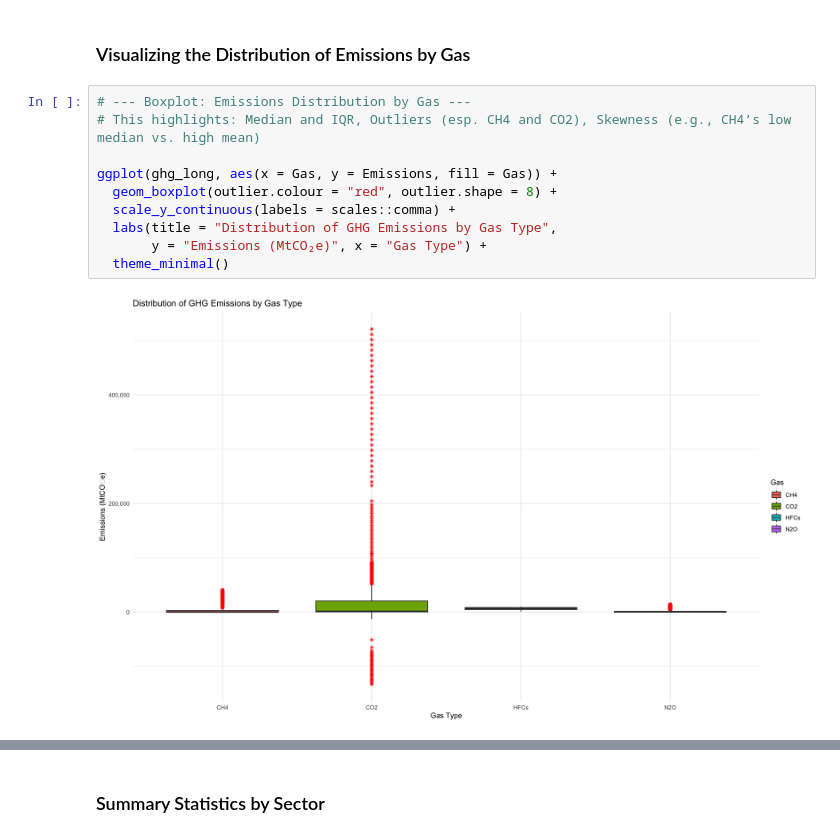
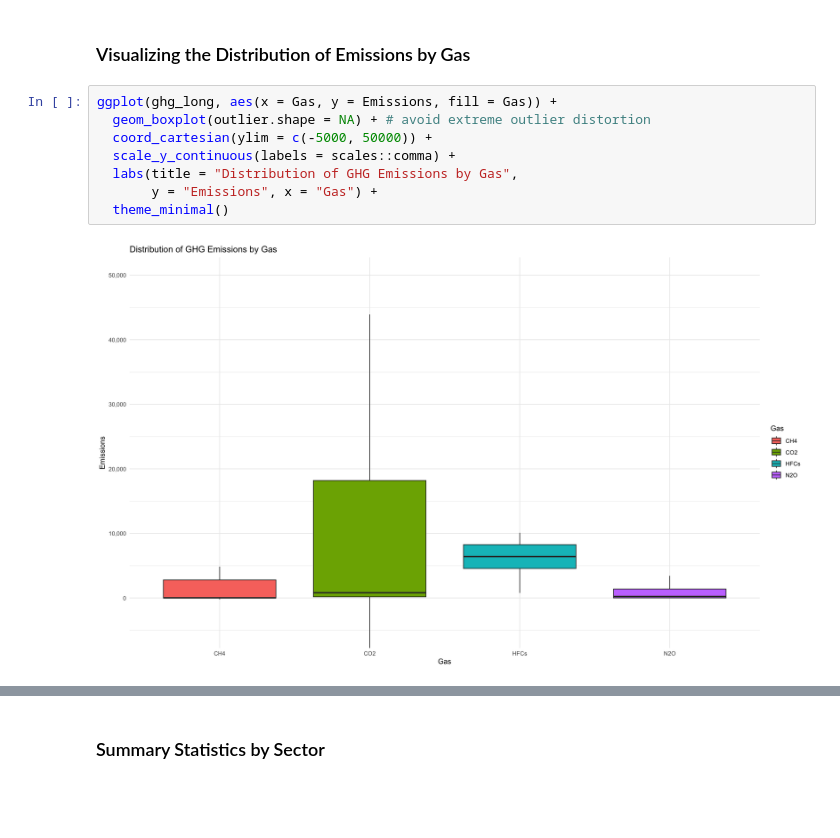
Before and after one commit to imperionite/ilmanala, a Jupyter notebook: EDA_GHG.ipynb, the cells around one changed output, grey strips where cells are left out. Saved outputs shown, nothing was run; the diff lists cells and outputs as text; blank space fills up the shorter version.

```diff
--- a/EDA_GHG.ipynb
+++ b/EDA_GHG.ipynb
@@ -115,15 +115,13 @@ print(summary_stats_gas)
 # %% [markdown]
 ### Visualizing the Distribution of Emissions by Gas
 # %%
-# --- Boxplot: Emissions Distribution by Gas ---
-# This highlights: Median and IQR, Outliers (esp. CH4 and CO2), Skewness (e.g., CH4’s low median vs. high mean)
-
 ggplot(ghg_long, aes(x = Gas, y = Emissions, fill = Gas)) +
-  geom_boxplot(outlier.colour = "red", outlier.shape = 8) +
+  geom_boxplot(outlier.shape = NA) + # avoid extreme outlier distortion
+  coord_cartesian(ylim = c(-5000, 50000)) +
   scale_y_continuous(labels = scales::comma) +
-  labs(title = "Distribution of GHG Emissions by Gas Type",
-       y = "Emissions (MtCO₂e)", x = "Gas Type") +
+  labs(title = "Distribution of GHG Emissions by Gas",
+       y = "Emissions", x = "Gas") +
   theme_minimal()
 # %% [output]
-[figure, old version]
+[figure, new version]
 # %%
```
Also changed, not shown: parts of 12 cells of this notebook, 4 other files.
